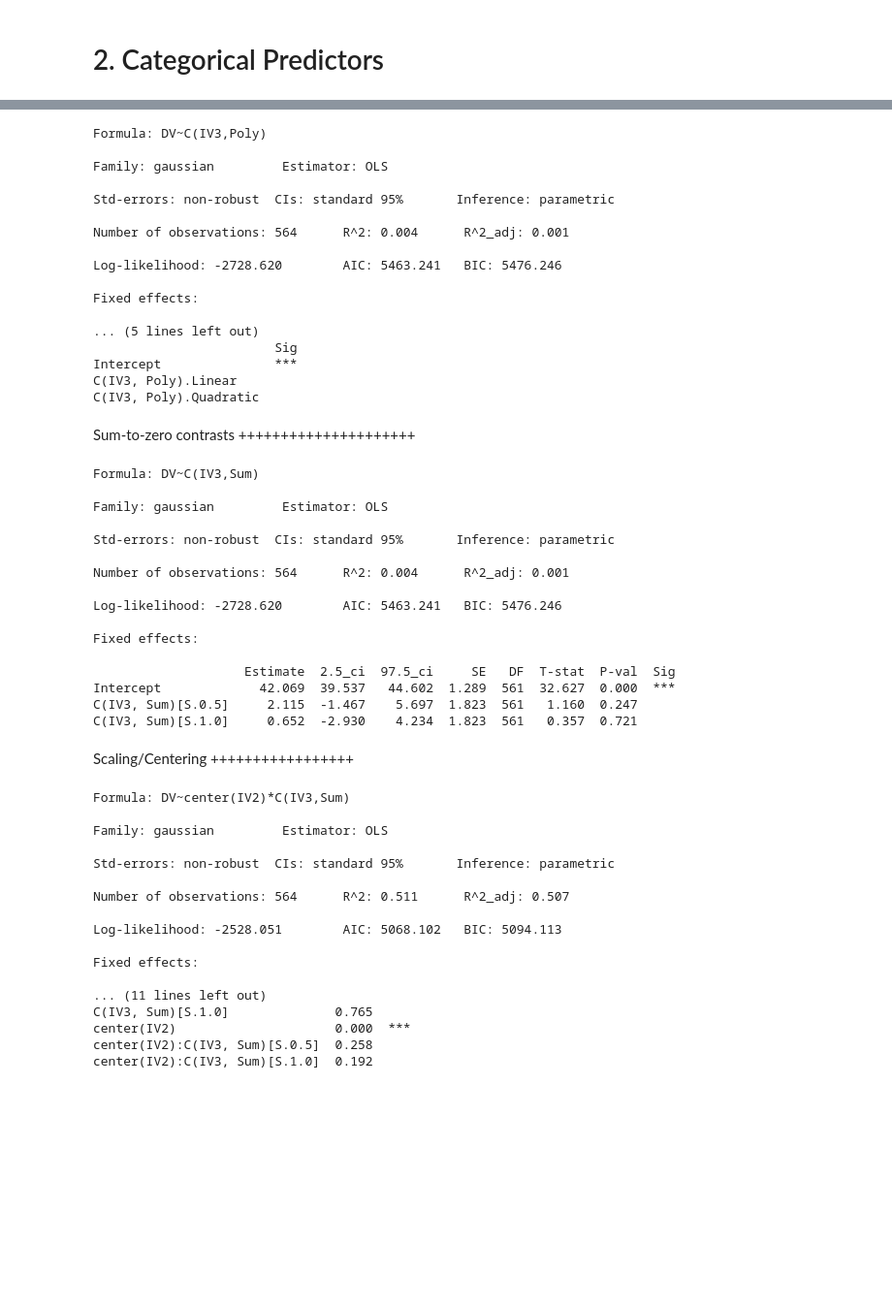
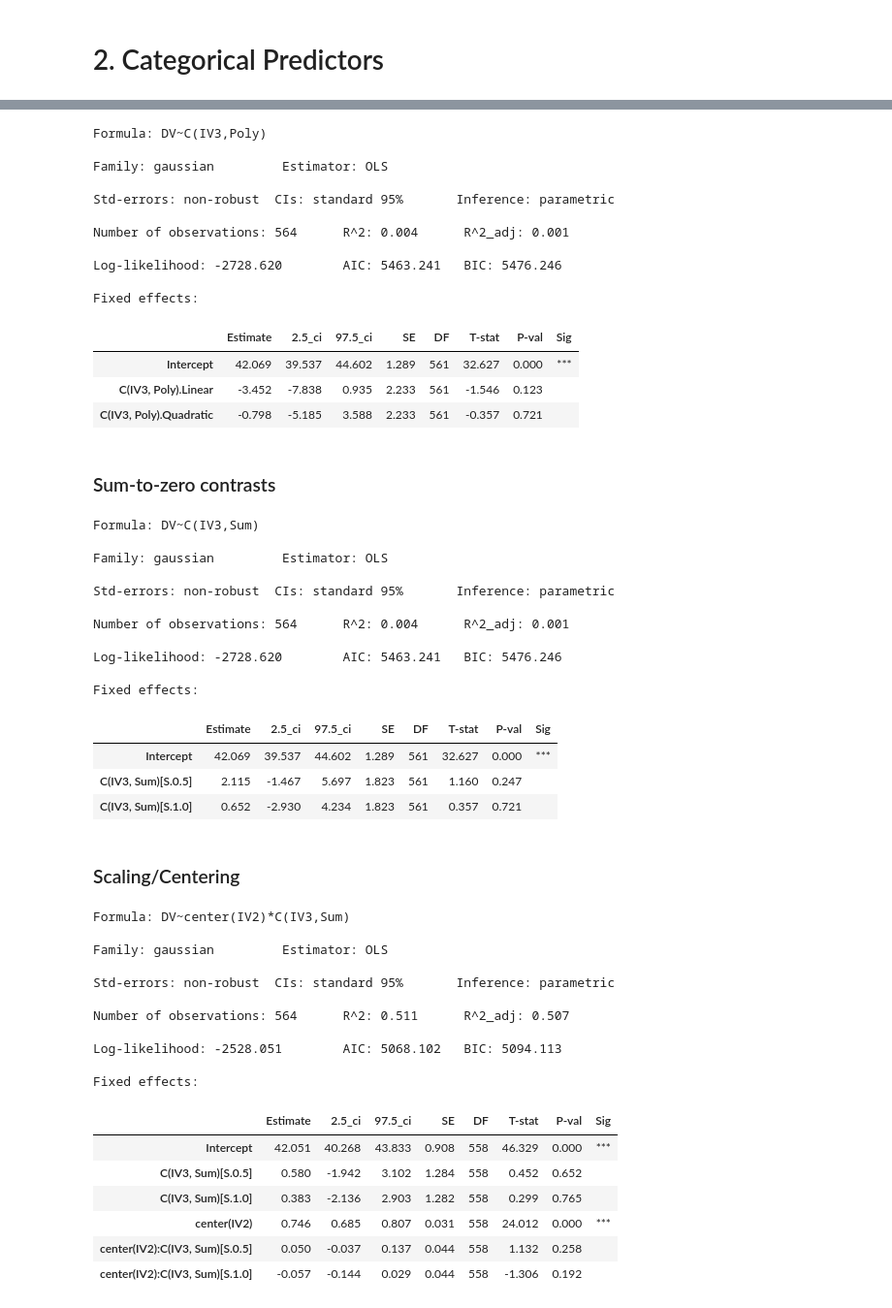
Before and after one commit to ejolly/pymer4, a Jupyter notebook: docs/tutorials/02_categorical.ipynb, the cells around one changed output, grey strips where cells are left out. Shown at 97% size. Saved outputs shown, nothing was run; the diff lists cells and outputs as text; code cells hidden in the pictures; blank space fills up the shorter version.

```diff
--- a/docs/tutorials/02_categorical.ipynb
+++ b/docs/tutorials/02_categorical.ipynb
@@ -49,7 +44,7 @@ Orthogonal Polynomial Contrasts
 # Patsy can do this using the Poly argument to the
 # C() function
 model = Lm("DV ~ C(IV3, Poly)", data=df)
-print(model.fit())
+model.fit(summarize=True)
 # %% [output]
 Formula: DV~C(IV3,Poly)
 
@@ -62,19 +57,16 @@ Number of observations: 564      R^2: 0.004      R^2_adj: 0.001
 Log-likelihood: -2728.620        AIC: 5463.241   BIC: 5476.246
 
 Fixed effects:
-
-... (5 lines left out)
-                        Sig
-Intercept               ***
-C(IV3, Poly).Linear
-C(IV3, Poly).Quadratic
+|  | Estimate | 2.5_ci | 97.5_ci | SE | DF | T-stat | P-val | Sig |
+| Intercept | 42.069 | 39.537 | 44.602 | 1.289 | 561 | 32.627 | 0.000 | *** |
+| C(IV3, Poly).Linear | -3.452 | -7.838 | 0.935 | 2.233 | 561 | -1.546 | 0.123 |  |
+| C(IV3, Poly).Quadratic | -0.798 | -5.185 | 3.588 | 2.233 | 561 | -0.357 | 0.721 |  |
 # %% [markdown]
-Sum-to-zero contrasts
-+++++++++++++++++++++
+### Sum-to-zero contrasts
 # %%
 # Similar to before but with the Sum argument
 model = Lm("DV ~ C(IV3, Sum)", data=df)
-print(model.fit())
+model.fit(summarize=True)
 # %% [output]
 Formula: DV~C(IV3,Sum)
 
@@ -87,34 +79,33 @@ Number of observations: 564      R^2: 0.004      R^2_adj: 0.001
 Log-likelihood: -2728.620        AIC: 5463.241   BIC: 5476.246
 
 Fixed effects:
-
-                    Estimate  2.5_ci  97.5_ci     SE   DF  T-stat  P-val  Sig
-Intercept             42.069  39.537   44.602  1.289  561  32.627  0.000  ***
-C(IV3, Sum)[S.0.5]     2.115  -1.467    5.697  1.823  561   1.160  0.247
-C(IV3, Sum)[S.1.0]     0.652  -2.930    4.234  1.823  561   0.357  0.721
+|  | Estimate | 2.5_ci | 97.5_ci | SE | DF | T-stat | P-val | Sig |
+| Intercept | 42.069 | 39.537 | 44.602 | 1.289 | 561 | 32.627 | 0.000 | *** |
+| C(IV3, Sum)[S.0.5] | 2.115 | -1.467 | 5.697 | 1.823 | 561 | 1.160 | 0.247 |  |
+| C(IV3, Sum)[S.1.0] | 0.652 | -2.930 | 4.234 | 1.823 | 561 | 0.357 | 0.721 |  |
-# %% [markdown]
-Scaling/Centering
-+++++++++++++++++
+# %% [markdown]
+### Scaling/Centering
 # %%
 # Moderation with IV2, but centering IV2 first
 model = Lm("DV ~ center(IV2) * C(IV3, Sum)", data=df)
-print(model.fit())
+model.fit(summarize=True)
 # %% [output]
 Formula: DV~center(IV2)*C(IV3,Sum)
 
 Family: gaussian         Estimator: OLS
 
 Std-errors: non-robust  CIs: standard 95%       Inference: parametric
 
 Number of observations: 564      R^2: 0.511      R^2_adj: 0.507
 
 Log-likelihood: -2528.051        AIC: 5068.102   BIC: 5094.113
 
 Fixed effects:
-
-... (11 lines left out)
-C(IV3, Sum)[S.1.0]              0.765
-center(IV2)                     0.000  ***
-center(IV2):C(IV3, Sum)[S.0.5]  0.258
-center(IV2):C(IV3, Sum)[S.1.0]  0.192
+|  | Estimate | 2.5_ci | 97.5_ci | SE | DF | T-stat | P-val | Sig |
+| Intercept | 42.051 | 40.268 | 43.833 | 0.908 | 558 | 46.329 | 0.000 | *** |
+| C(IV3, Sum)[S.0.5] | 0.580 | -1.942 | 3.102 | 1.284 | 558 | 0.452 | 0.652 |  |
+| C(IV3, Sum)[S.1.0] | 0.383 | -2.136 | 2.903 | 1.282 | 558 | 0.299 | 0.765 |  |
+| center(IV2) | 0.746 | 0.685 | 0.807 | 0.031 | 558 | 24.012 | 0.000 | *** |
+| center(IV2):C(IV3, Sum)[S.0.5] | 0.050 | -0.037 | 0.137 | 0.044 | 558 | 1.132 | 0.258 |  |
+| center(IV2):C(IV3, Sum)[S.1.0] | -0.057 | -0.144 | 0.029 | 0.044 | 558 | -1.306 | 0.192 |  |
 # %% [markdown]
```
Also changed, not shown: parts of 18 cells of this notebook, 7 other files.
